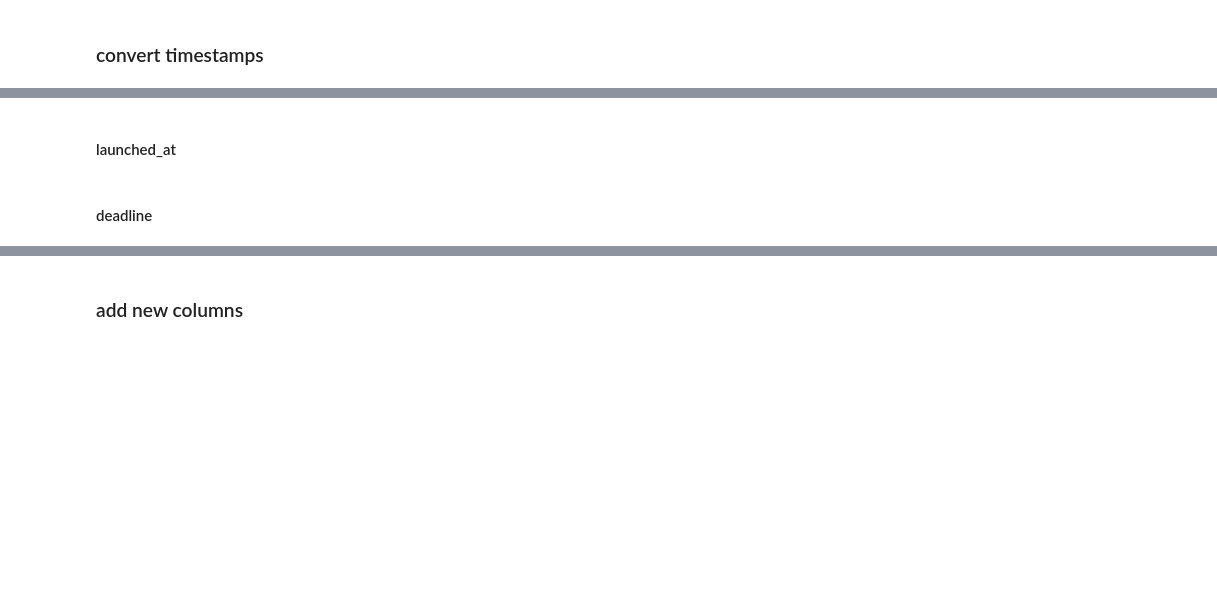
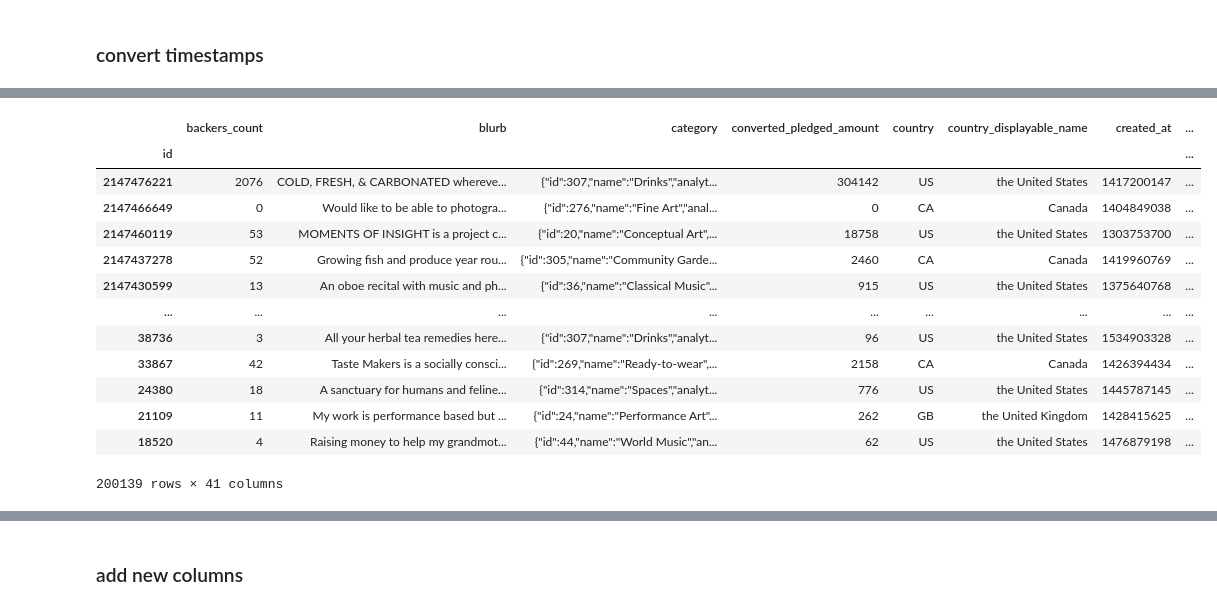
Before and after one commit to nicolerichter1989/Final-Project---Kickstarter, a Jupyter notebook: kickstarter_project.ipynb, the cells around one changed output, grey strips where cells are left out. Saved outputs shown, nothing was run; the diff lists cells and outputs as text; code cells hidden in the pictures; blank space fills up the shorter version.

```diff
--- a/kickstarter_project.ipynb
+++ b/kickstarter_project.ipynb
@@ -93,10 +72,4 @@ files
-# %%
-files = os.listdir('Data')
-
-df = pd.DataFrame()
-
-path = os.getcwd() + "\\Data" + "\\"
-
-for i in files:
-    data = pd.read_csv(path + i)
-    df = df.append(data)
+# %%
+from src.math_functions import create_dataframe
+
+df = create_dataframe()
@@ -288,30 +273,17 @@ df['created_weekday'] = weekday
-# %% [markdown]
-#### launched_at
-# %%
-date = []
-time = []
-weekday = []
-
-for i in df['launched_at']:
-    date.append(datetime.datetime.fromtimestamp(int(i)).strftime('%Y-%m-%d'))
-    time.append(datetime.datetime.fromtimestamp(int(i)).strftime('%H:%M:%S'))
-    weekday.append(datetime.datetime.fromtimestamp(int(i)).strftime('%A'))
-
-df['launched_date'] = date
-df['launched_time'] = time
-df['launched_weekday'] = weekday
-# %% [markdown]
-#### deadline
-# %%
-date = []
-time = []
-weekday = []
-
-for i in df['deadline']:
-    date.append(datetime.datetime.fromtimestamp(int(i)).strftime('%Y-%m-%d'))
-    time.append(datetime.datetime.fromtimestamp(int(i)).strftime('%H:%M:%S'))
-    weekday.append(datetime.datetime.fromtimestamp(int(i)).strftime('%A'))
-
-df['deadline_date'] = date
-df['deadline_time'] = time
-df['deadline_weekday'] = weekday
+# %%
+get_data_from_timestamp('created_at', df)
+# %% [output]
+|  | backers_count | blurb | category | converted_pledged_amount | country | country_displayable_name | created_at | ... |
+| id |  |  |  |  |  |  |  | ... |
+| 2147476221 | 2076 | COLD, FRESH, & CARBONATED whereve... | {"id":307,"name":"Drinks","analyt... | 304142 | US | the United States | 1417200147 | ... |
+| 2147466649 | 0 | Would like to be able to photogra... | {"id":276,"name":"Fine Art","anal... | 0 | CA | Canada | 1404849038 | ... |
+| 2147460119 | 53 | MOMENTS OF INSIGHT is a project c... | {"id":20,"name":"Conceptual Art",... | 18758 | US | the United States | 1303753700 | ... |
+| 2147437278 | 52 | Growing fish and produce year rou... | {"id":305,"name":"Community Garde... | 2460 | CA | Canada | 1419960769 | ... |
+| 2147430599 | 13 | An oboe recital with music and ph... | {"id":36,"name":"Classical Music"... | 915 | US | the United States | 1375640768 | ... |
+| ... | ... | ... | ... | ... | ... | ... | ... | ... |
+| 38736 | 3 | All your herbal tea remedies here... | {"id":307,"name":"Drinks","analyt... | 96 | US | the United States | 1534903328 | ... |
+| 33867 | 42 | Taste Makers is a socially consci... | {"id":269,"name":"Ready-to-wear",... | 2158 | CA | Canada | 1426394434 | ... |
+| 24380 | 18 | A sanctuary for humans and feline... | {"id":314,"name":"Spaces","analyt... | 776 | US | the United States | 1445787145 | ... |
+| 21109 | 11 | My work is performance based but ... | {"id":24,"name":"Performance Art"... | 262 | GB | the United Kingdom | 1428415625 | ... |
+| 18520 | 4 | Raising money to help my grandmot... | {"id":44,"name":"World Music","an... | 62 | US | the United States | 1476879198 | ... |
+200139 rows × 41 columns
```
Also changed, not shown: parts of 8 cells of this notebook, 1 other file.
